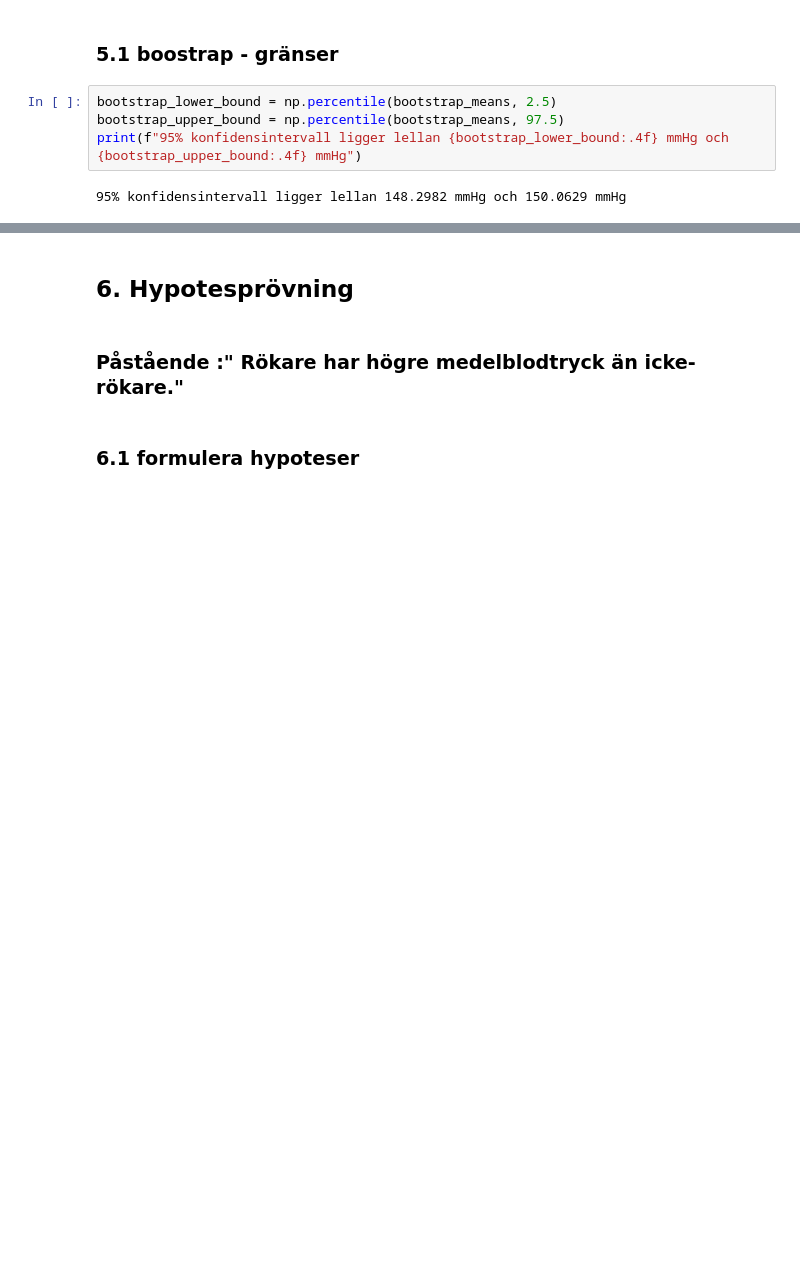
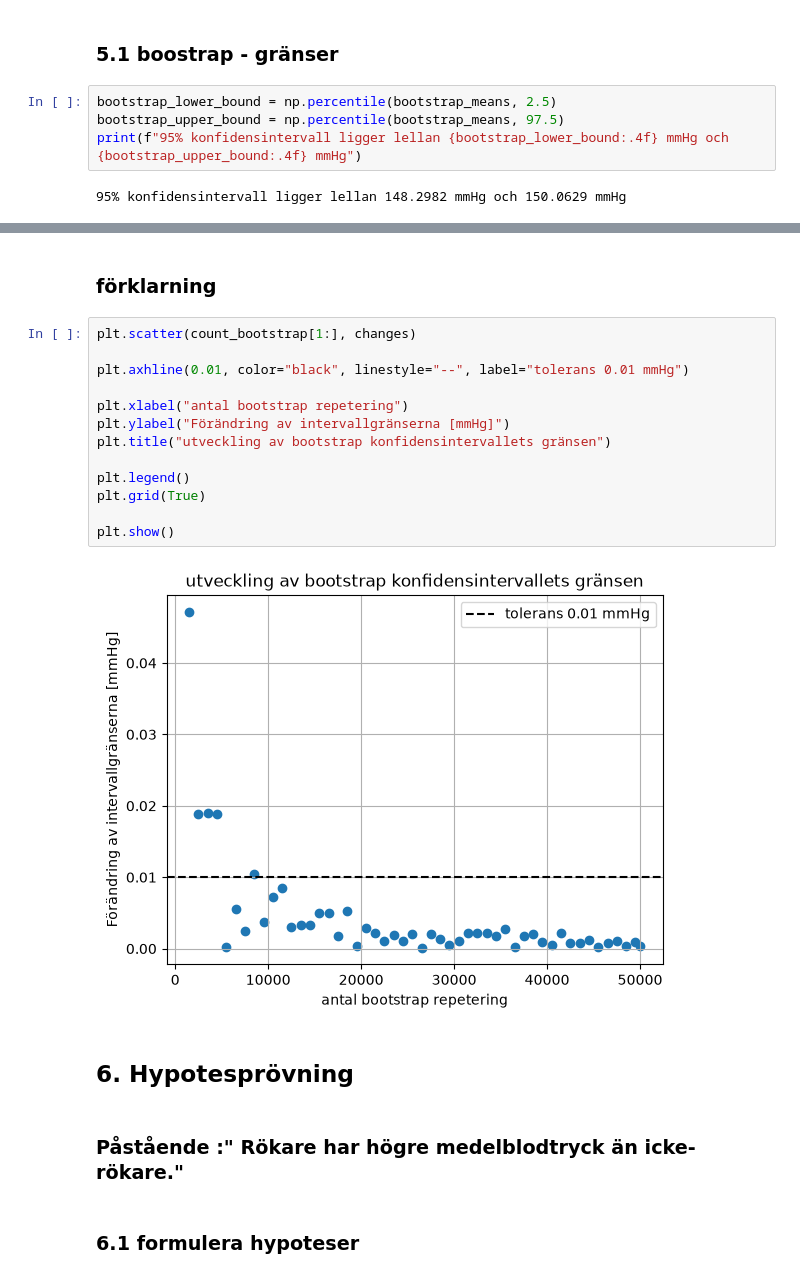
Before and after one commit to Yttak82/health_analysis, a Jupyter notebook: notebooks/analysis.ipynb, the cells around one changed output, grey strips where cells are left out. Drawn from its saved outputs; the diff is of its cells as text; blank space fills up the shorter version.

```diff
--- a/notebooks/analysis.ipynb
+++ b/notebooks/analysis.ipynb
@@ -357,3 +413,20 @@ print(f"95% konfidensintervall ligger lellan {bootstrap_lower_bound:.4f} mmHg oc
+# %% [markdown]
+### förklarning
+# %%
+plt.scatter(count_bootstrap[1:], changes)
+
+plt.axhline(0.01, color="black", linestyle="--", label="tolerans 0.01 mmHg")
+
+plt.xlabel("antal bootstrap repetering")
+plt.ylabel("Förändring av intervallgränserna [mmHg]")
+plt.title("utveckling av bootstrap konfidensintervallets gränsen")
+
+plt.legend()
+plt.grid(True)
+
+plt.show()
+# %% [output]
+[figure, added]
 # %% [markdown]
 ## 6. Hypotesprövning
 # %% [markdown]
```
Also changed, not shown: parts of 22 cells of this notebook.
